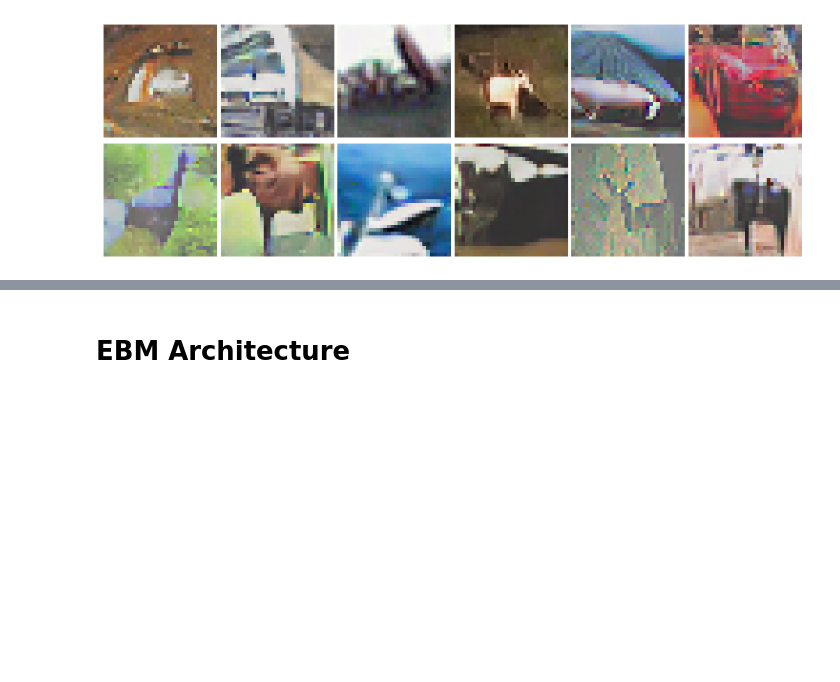
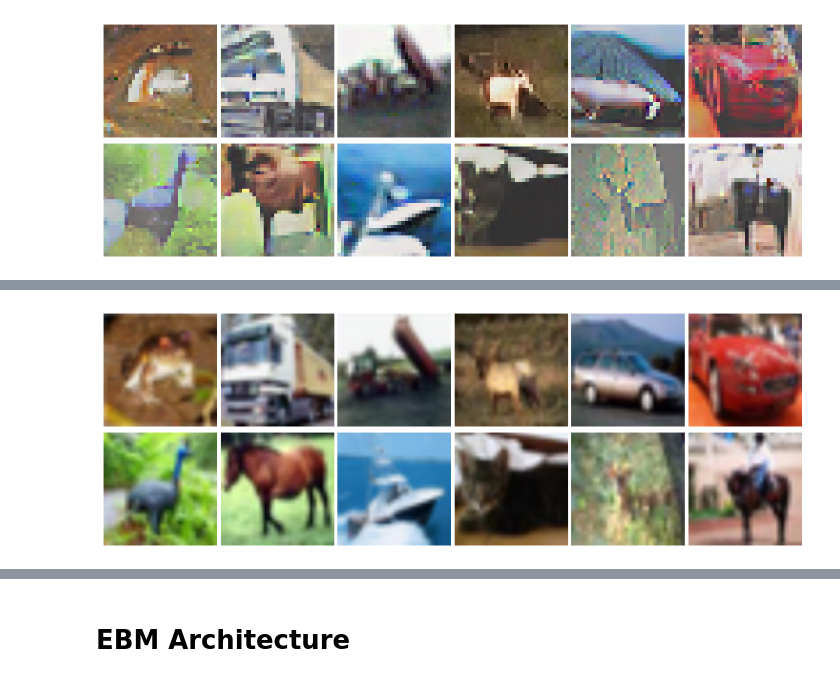
Before and after one commit to calvinh99/ebms-with-stable-diffusion, a Jupyter notebook: sd_ebm.ipynb, the cells around one changed output, grey strips where cells are left out. Saved outputs shown, nothing was run; the diff lists cells and outputs as text; code cells hidden in the pictures; blank space fills up the shorter version.

```diff
--- a/sd_ebm.ipynb
+++ b/sd_ebm.ipynb
@@ -184,4 +232,7 @@ Reconstruction steps:
 display_images(cifar10_tensor[:12])
 # %% [output]
 [figure]
+# %%
+with torch.no_grad():
+    recon = vae(cifar10_tensor[:12]).sample
 # %%
@@ -190,0 +274,11 @@ display_images(cifar10_reconstructed[:12])
+# %%
+cifar10_512_recons = []
+for i in range(100):
+    with torch.no_grad():
+        recon = vae(cifar10_512_tensor[i].unsqueeze(0)).sample
+    cifar10_512_recons.append(recon)
+cifar10_512_recons = torch.cat(cifar10_512_recons, dim=0)
+# %%
+display_images(cifar10_512_recons[:12])
+# %% [output]
+[figure, added]
```
Also changed, not shown: parts of 38 cells of this notebook, 45 other files.
